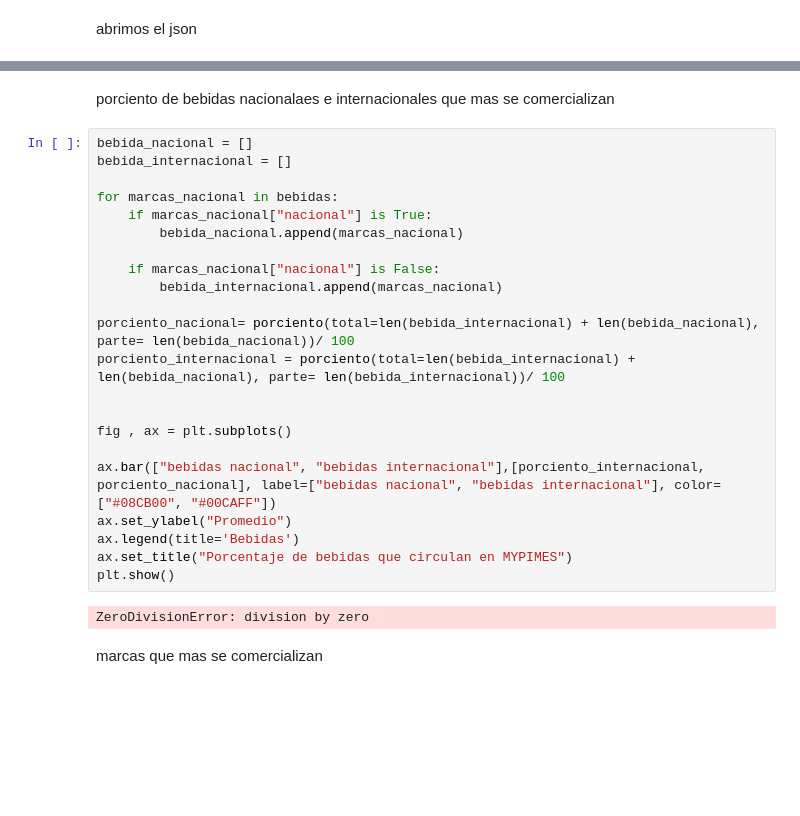
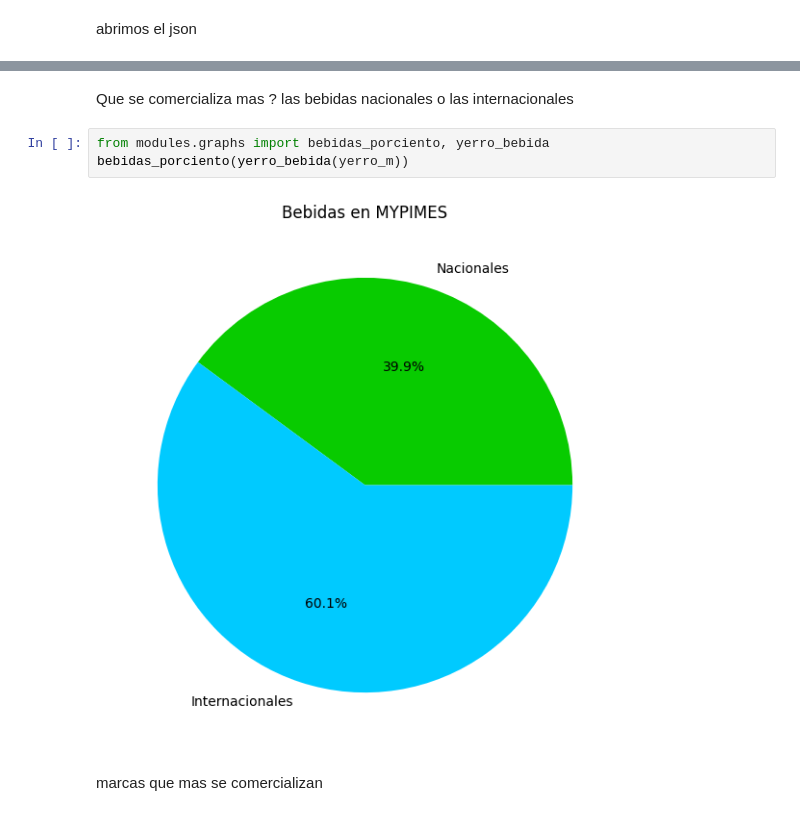
Before and after one commit to Aleinad-06/MYPIMES, a Jupyter notebook: main/main.ipynb, the cells around one changed output, grey strips where cells are left out. Cells and saved outputs as stored; diff of their text form; blank space fills up the shorter version.

```diff
--- a/main/main.ipynb
+++ b/main/main.ipynb
@@ -100,29 +60,10 @@ for b in yerro_m:
 # %% [markdown]
-porciento de bebidas nacionalaes e internacionales que mas se comercializan
+Que se comercializa mas ? las bebidas nacionales o las internacionales
 # %%
-bebida_nacional = []
-bebida_internacional = []
-
-for marcas_nacional in bebidas:
-    if marcas_nacional["nacional"] is True:
-        bebida_nacional.append(marcas_nacional)
-
-    if marcas_nacional["nacional"] is False:
-        bebida_internacional.append(marcas_nacional)
-
-porciento_nacional= porciento(total=len(bebida_internacional) + len(bebida_nacional), parte= len(bebida_nacional))/ 100
-porciento_internacional = porciento(total=len(bebida_internacional) + len(bebida_nacional), parte= len(bebida_internacional))/ 100
-
-
-fig , ax = plt.subplots()
-
-ax.bar(["bebidas nacional", "bebidas internacional"],[porciento_internacional, porciento_nacional], label=["bebidas nacional", "bebidas internacional"], color= ["#08CB00", "#00CAFF"])
-ax.set_ylabel("Promedio")
-ax.legend(title='Bebidas')
-ax.set_title("Porcentaje de bebidas que circulan en MYPIMES")
-plt.show()
+from modules.graphs import bebidas_porciento, yerro_bebida
+bebidas_porciento(yerro_bebida(yerro_m))
 # %% [output]
-ZeroDivisionError: division by zero
+[figure, added]
 # %% [markdown]
 marcas que mas se comercializan
 # %%
```
Also changed, not shown: parts of 8 cells of this notebook, 3 other files.
